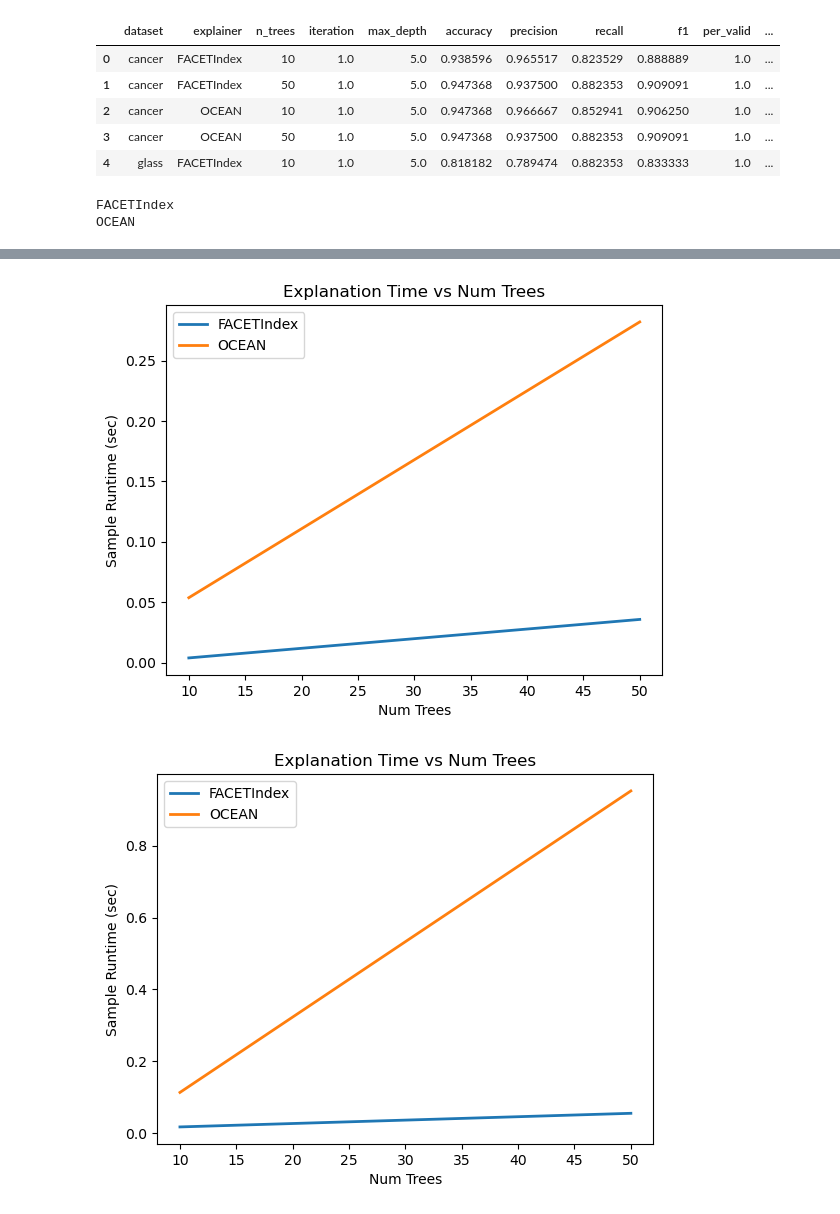
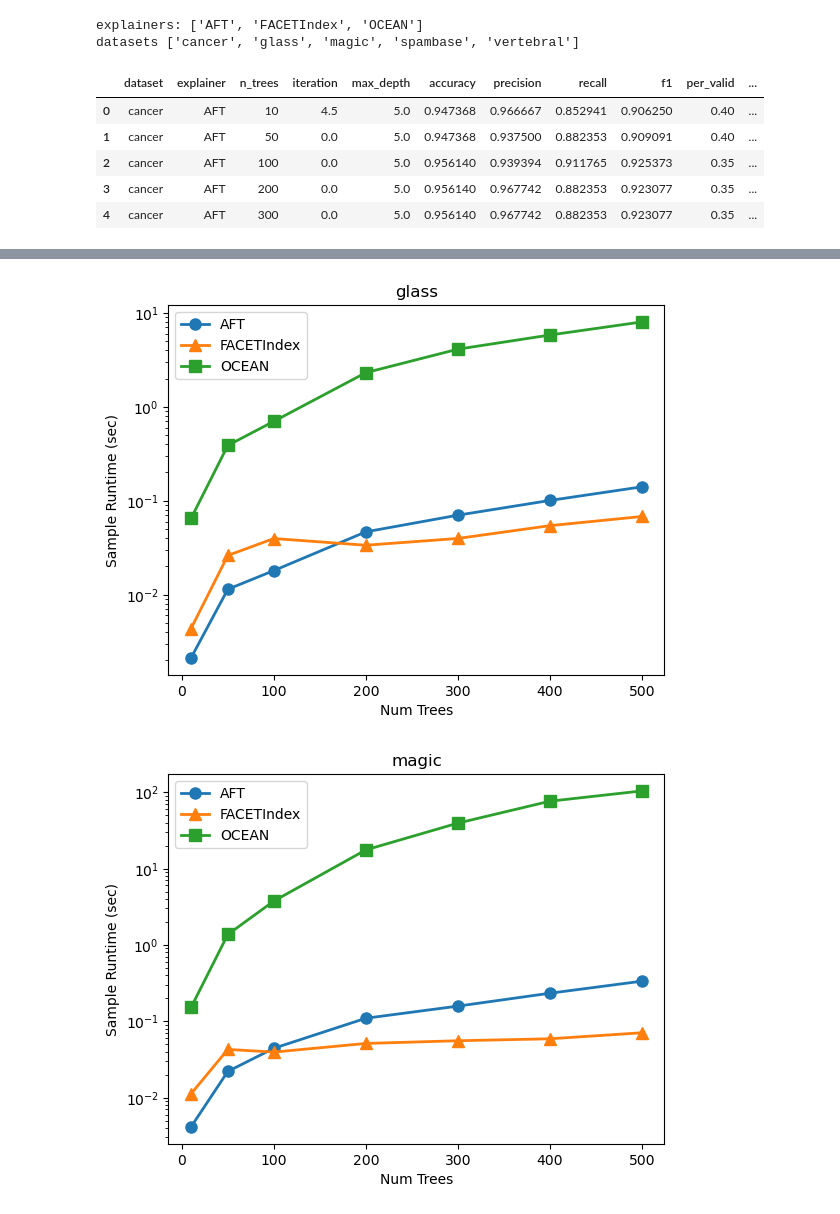
Before and after one commit to PeterVanNostrand/FACET, a Jupyter notebook: figures/vary_ntrees.ipynb, the cells around one changed output, grey strips where cells are left out. Cells and saved outputs as stored; diff of their text form; code cells hidden in the pictures.

```diff
--- a/figures/vary_ntrees.ipynb
+++ b/figures/vary_ntrees.ipynb
@@ -19,17 +25,14 @@ output_dir = "./"
 # %%
 all_results = pd.read_csv(results_path).groupby(["dataset", "explainer", "n_trees"]).mean().reset_index()
-found_ds = list(all_results["dataset"].unique())
+print("explainers:", list(all_results["explainer"].unique()))
+print("datasets", list(all_results["dataset"].unique()))
 all_results.head()
 # %% [output]
+explainers: ['AFT', 'FACETIndex', 'OCEAN']
+datasets ['cancer', 'glass', 'magic', 'spambase', 'vertebral']
 |  | dataset | explainer | n_trees | iteration | max_depth | accuracy | precision | recall | f1 | per_valid | ... |
-| 0 | cancer | FACETIndex | 10 | 1.0 | 5.0 | 0.938596 | 0.965517 | 0.823529 | 0.888889 | 1.0 | ... |
-| 1 | cancer | FACETIndex | 50 | 1.0 | 5.0 | 0.947368 | 0.937500 | 0.882353 | 0.909091 | 1.0 | ... |
-| 2 | cancer | OCEAN | 10 | 1.0 | 5.0 | 0.947368 | 0.966667 | 0.852941 | 0.906250 | 1.0 | ... |
-| 3 | cancer | OCEAN | 50 | 1.0 | 5.0 | 0.947368 | 0.937500 | 0.882353 | 0.909091 | 1.0 | ... |
-| 4 | glass | FACETIndex | 10 | 1.0 | 5.0 | 0.818182 | 0.789474 | 0.882353 | 0.833333 | 1.0 | ... |
+| 0 | cancer | AFT | 10 | 4.5 | 5.0 | 0.947368 | 0.966667 | 0.852941 | 0.906250 | 0.40 | ... |
+| 1 | cancer | AFT | 50 | 0.0 | 5.0 | 0.947368 | 0.937500 | 0.882353 | 0.909091 | 0.40 | ... |
+| 2 | cancer | AFT | 100 | 0.0 | 5.0 | 0.956140 | 0.939394 | 0.911765 | 0.925373 | 0.35 | ... |
+| 3 | cancer | AFT | 200 | 0.0 | 5.0 | 0.956140 | 0.967742 | 0.882353 | 0.923077 | 0.35 | ... |
+| 4 | cancer | AFT | 300 | 0.0 | 5.0 | 0.956140 | 0.967742 | 0.882353 | 0.923077 | 0.35 | ... |
-# %%
-for expl in all_results["explainer"].unique():
-    print(expl)
-# %% [output]
-FACETIndex
-OCEAN
@@ -36,5 +42,38 @@ OCEAN
+# %%
+cmap = plt.get_cmap("tab10")
+colors = cmap.colors
+ds_colors = {
+    "cancer": colors[0],
+    "glass": colors[1],
+    "magic": colors[2],
+    "spambase": colors[3],
+    "vertebral": colors[4]
+}
+epl_colors = {
+    "AFT": colors[0],
+    "FACETIndex": colors[1],
+    "OCEAN": colors[2],
+    "RFOCSE": colors[3],
+    "MACE": colors[4]
+}
+explainer_markers = {
+    "AFT": "o",
+    "FACETIndex": "^",
+    "OCEAN": "s",
+    "RFOCSE": "v",
+    "MACE": "D"
+}
+marker_size = 8
+line_width = 2
+marker_sizes = {
+    "AFT": marker_size,
+    "FACETIndex": marker_size,
+    "OCEAN": marker_size,
+    "RFOCSE": marker_size,
+    "MACE": marker_size
+}
 # %%
-def render_plot(xfeature, yfeature, xlabel, ylabel, title, save_name=None, xrange=None, yrange=None, xlog=False, lloc=None):
+def render_plot(xfeature, yfeature, xlabel, ylabel, title, save_name=None, xrange=None, yrange=None, xlog=False, lloc=None, ylog=False):
 
     for ds in all_results["dataset"].unique():
         plt.figure()
@@ -42,19 +81,21 @@ def render_plot(xfeature, yfeature, xlabel, ylabel, title, save_name=None, xrang
         for expl in all_results["explainer"].unique():
             is_expl = all_results["explainer"] == expl
             matching_rows = is_ds & is_expl
-            plt.plot(all_results[matching_rows][xfeature], all_results[matching_rows][yfeature], label=expl, lw=2.0)
+            plt.plot(all_results[matching_rows][xfeature], all_results[matching_rows][yfeature], label=expl, marker=explainer_markers[expl], lw=line_width, ms=marker_sizes[expl])
 
         plt.xlabel(xlabel)
         plt.ylabel(ylabel)
-        plt.title(title)
+        plt.title(ds)
         plt.legend(loc="best")
+        if ylog:
+            plt.yscale('log')
         if xrange is not None:
             plt.xlim(xrange)
         if yrange is not None:
             plt.ylim(yrange)
         if save_name is not None:
-            plt.savefig(output_dir + ds + save_name, bbox_inches="tight")
+            plt.savefig(output_dir + ds + "_" + save_name, bbox_inches="tight")
 # %%
 # sample time vs number of trees
-render_plot("n_trees", "sample_time", "Num Trees", "Sample Runtime (sec)", "Explanation Time vs Num Trees", save_name=None)
+render_plot("n_trees", "sample_time", "Num Trees", "Sample Runtime (sec)", "Explanation Time vs Num Trees", save_name="explaintime_vs_ntrees.png", ylog=True)
 # %% [output]
@@ -62,2 +103,2 @@ render_plot("n_trees", "sample_time", "Num Trees", "Sample Runtime (sec)", "Expl
-[figure, old version]
+[figure, new version]
-[figure, old version]
+[figure, new version]
```
Also changed, not shown: parts of 6 cells of this notebook, 12 other files.
